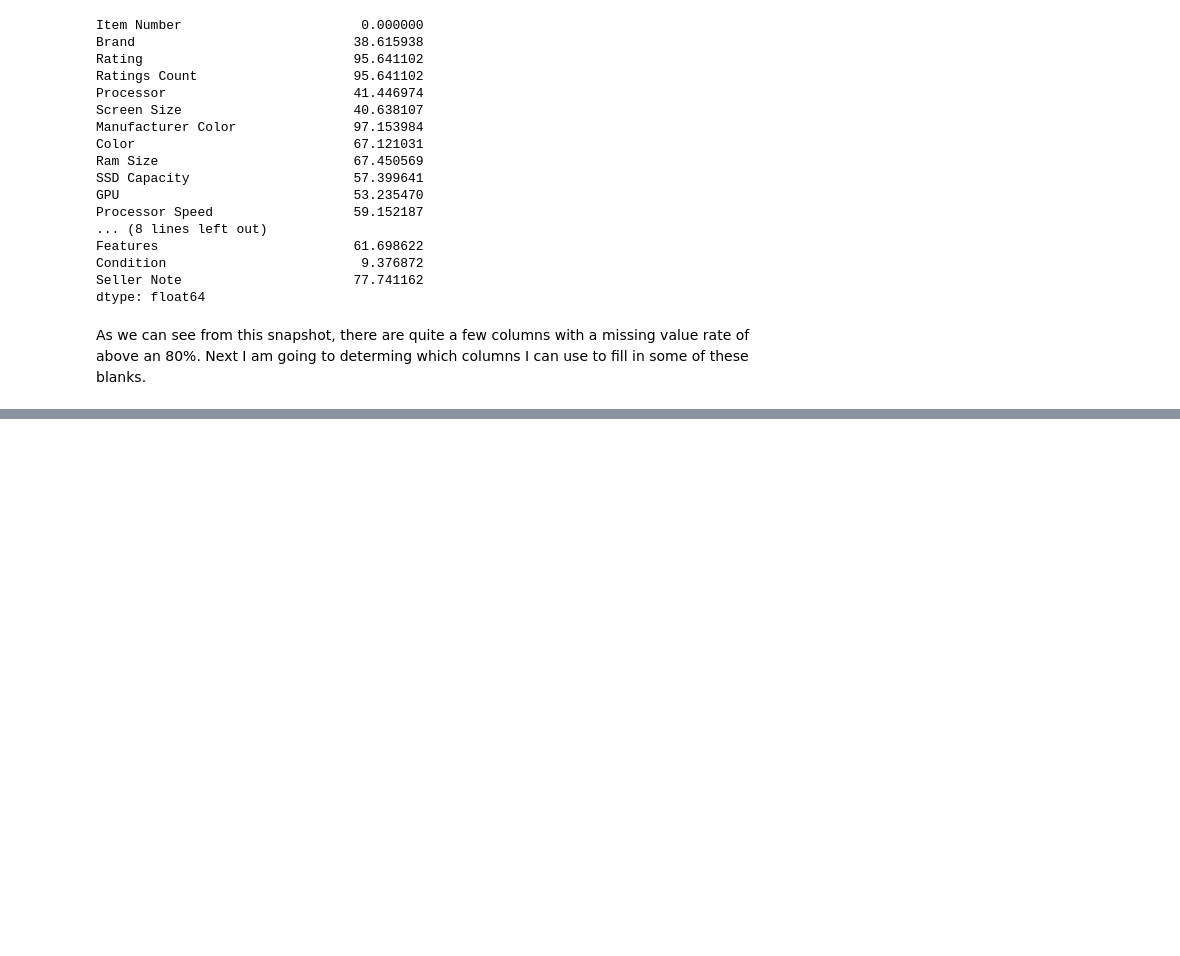
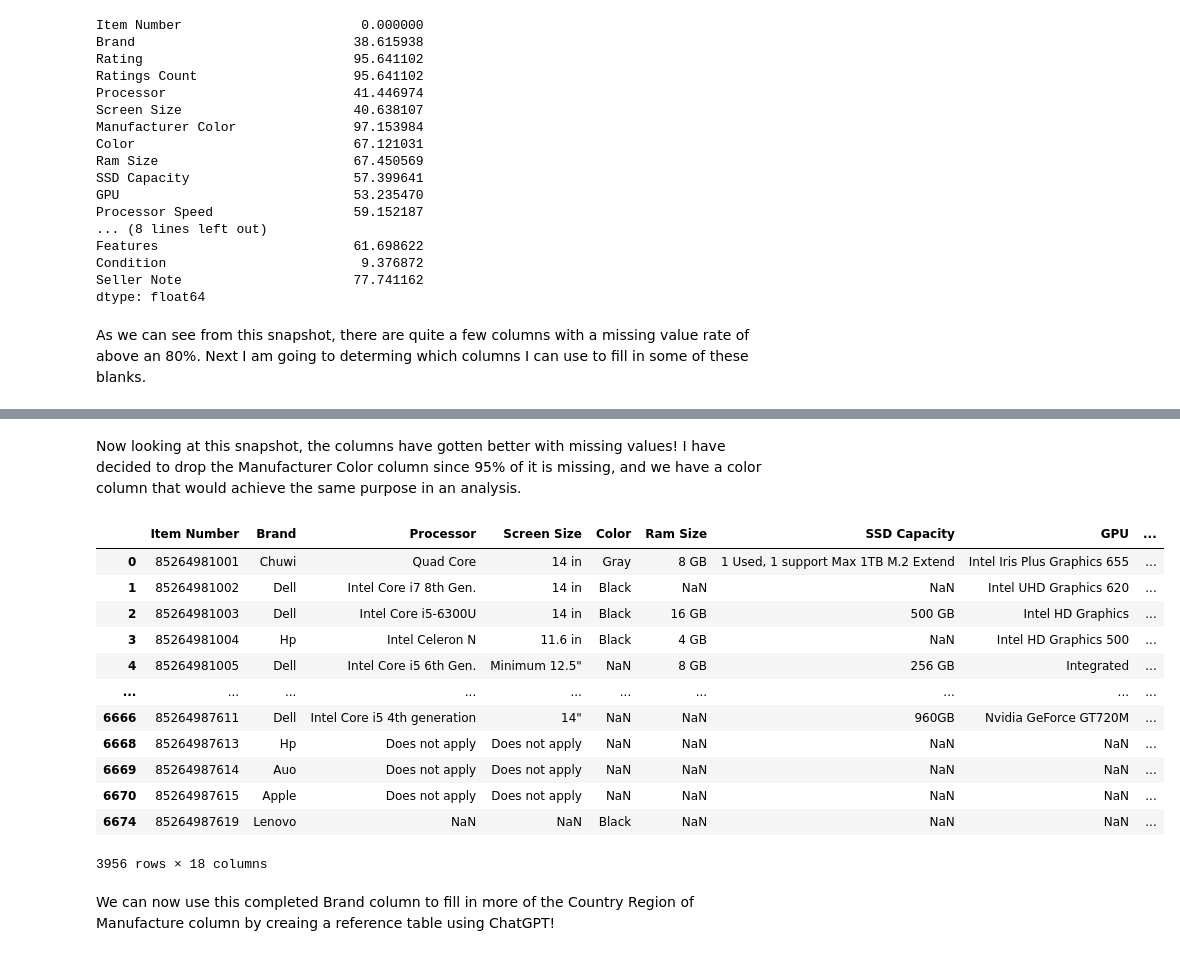
Before and after one commit to TomRush20/Data-Management, a Jupyter notebook: Ebay Data Analysis.ipynb, the cells around one changed output, grey strips where cells are left out. Cells and saved outputs as stored; diff of their text form; code cells hidden in the pictures; blank space fills up the shorter version.

Commit message:
Ebay Analysis Brand + Country

```diff
--- a/Ebay Data Analysis.ipynb
+++ b/Ebay Data Analysis.ipynb
@@ -45,0 +84,4 @@ As we can see from this snapshot, there are quite a few columns with a missing v
+# %%
+#Make each of the brands title case to deal with capitalization mistakes
+ebay_df['Brand'] = ebay_df['Brand'].str.title()
+ebay_df['Brand'].unique()
@@ -45,0 +106,12 @@ As we can see from this snapshot, there are quite a few columns with a missing v
+# %%
+#Find the brand titles that I know are not right from looking at the unique values in the Brand Column
+bad_brands = ['Hw13Wx001', 'Claa156Wa13A', '?', 'Does Not Apply', 'C600', 'Hp Dell Lenovo Select From Above',
+              'See Title/Description', 'Not Applicable', 'Dell/Hp/Lenovo/Fujitsu/Toshiba', 'Zzetze', 'Unbranded/Generic',
+              'Major Brand', 'Claa116Wa03A', 'Shed Number 2', 'Www.Tag1000Diver.Com', 'Apple / Lg', 'Delta / Dell',
+              'Dell/Hp/Lenovo/Stone', 'Acer / Iomega', 'Lcd Replacement', 'Chimei Innolux', 'Claa156Wa11A', 'Unbranded',
+              'Different', 'Simpletek', 'Vector', 'Hides', 'Media Wave', 'Probook', 'Airbar', 'Goldbook', 'Nevada', 'Mixt',
+              'Top Performance', 'Scsi', 'Bormann']
+
+#Systematically remove these "bad_brands"
+for brand in bad_brands:
+    ebay_df = ebay_df[ebay_df['Brand'] != brand]
@@ -45,0 +139,6 @@ As we can see from this snapshot, there are quite a few columns with a missing v
+# %%
+ebay_df['Brand'].replace(to_replace=['Dell Inc.', 'Dell 16Gb', 'Dell Inspiron', 'Dell Latitude',
+                                                        'Dell Latitude 7275'], value='Dell', inplace=True)
+ebay_df['Brand'].replace(to_replace=['Lenova', 'Lenovo T530', 'Lenovo T440'], value='Lenovo', inplace=True)
+ebay_df['Brand'].replace(to_replace=['Sony Vaio'], value='Sony', inplace=True)
+ebay_df['Brand'].replace(to_replace=['Chingwa'], value='Chunghwa', inplace=True)
@@ -45,0 +172,4 @@ As we can see from this snapshot, there are quite a few columns with a missing v
+# %%
+ebay_df = ebay_df[ebay_df['Brand'].notna()]
+
+ebay_df.isna().sum() / len(ebay_df) * 100
@@ -45,0 +197,21 @@ As we can see from this snapshot, there are quite a few columns with a missing v
+# %% [markdown]
+Now looking at this snapshot, the columns have gotten better with missing values! I have decided to drop the Manufacturer Color column since 95% of it is missing, and we have a color column that would achieve the same purpose in an analysis.
+# %%
+ebay_df = ebay_df.drop(columns=['Manufacturer Color'])
+ebay_df
+# %% [output]
+|  | Item Number | Brand | Processor | Screen Size | Color | Ram Size | SSD Capacity | GPU | ... |
+| 0 | 85264981001 | Chuwi | Quad Core | 14 in | Gray | 8 GB | 1 Used, 1 support Max 1TB M.2 Extend | Intel Iris Plus Graphics 655 | ... |
+| 1 | 85264981002 | Dell | Intel Core i7 8th Gen. | 14 in | Black | NaN | NaN | Intel UHD Graphics 620 | ... |
+| 2 | 85264981003 | Dell | Intel Core i5-6300U | 14 in | Black | 16 GB | 500 GB | Intel HD Graphics | ... |
+| 3 | 85264981004 | Hp | Intel Celeron N | 11.6 in | Black | 4 GB | NaN | Intel HD Graphics 500 | ... |
+| 4 | 85264981005 | Dell | Intel Core i5 6th Gen. | Minimum 12.5" | NaN | 8 GB | 256 GB | Integrated | ... |
+| ... | ... | ... | ... | ... | ... | ... | ... | ... | ... |
+| 6666 | 85264987611 | Dell | Intel Core i5 4th generation | 14" | NaN | NaN | 960GB | Nvidia GeForce GT720M | ... |
+| 6668 | 85264987613 | Hp | Does not apply | Does not apply | NaN | NaN | NaN | NaN | ... |
+| 6669 | 85264987614 | Auo | Does not apply | Does not apply | NaN | NaN | NaN | NaN | ... |
+| 6670 | 85264987615 | Apple | Does not apply | Does not apply | NaN | NaN | NaN | NaN | ... |
+| 6674 | 85264987619 | Lenovo | NaN | NaN | Black | NaN | NaN | NaN | ... |
+3956 rows × 18 columns
+# %% [markdown]
+We can now use this completed Brand column to fill in more of the Country Region of Manufacture column by creaing a reference table using ChatGPT!
```
Also changed, not shown: parts of 19 cells of this notebook.
